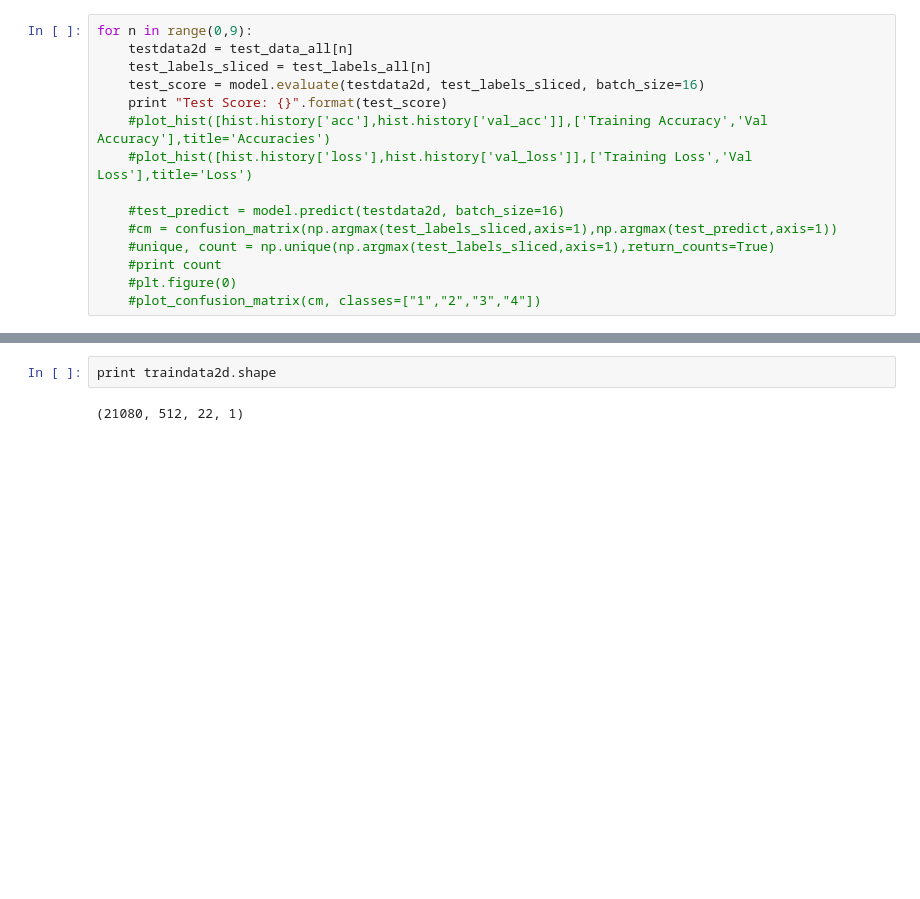
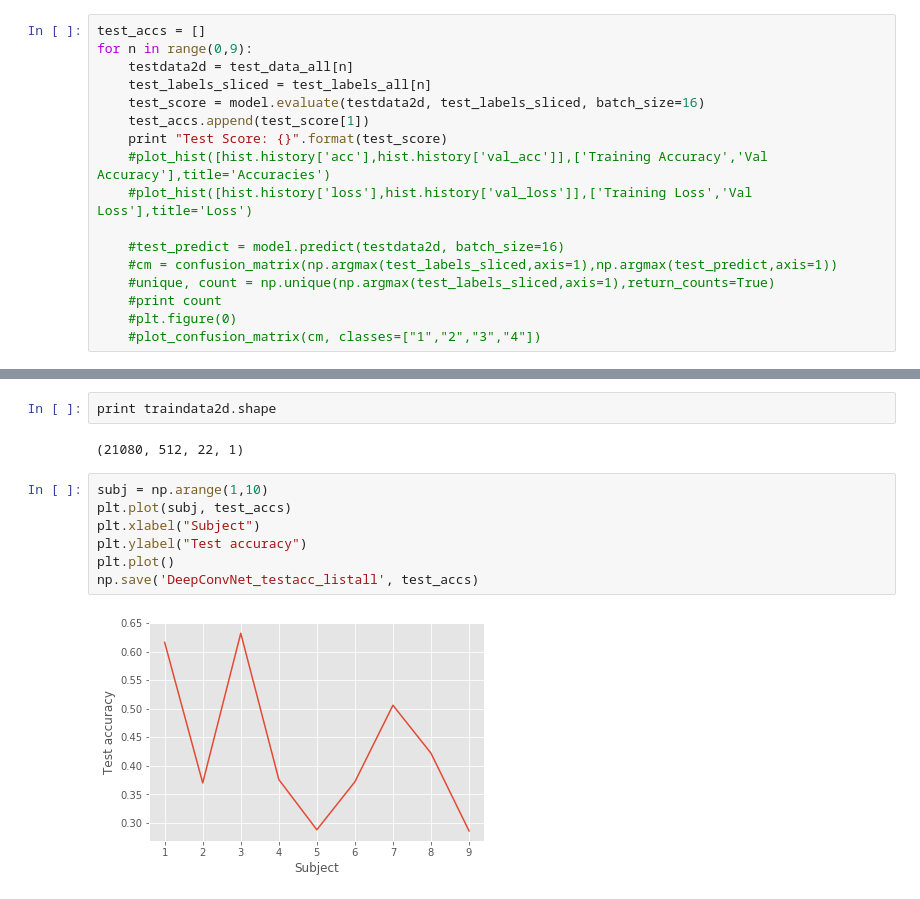
Before and after one commit to kunalpatel1793/Neural-Nets-Final-Project, a Jupyter notebook: DeepConvNetAll.ipynb, the cells around one changed output, grey strips where cells are left out. Cells and saved outputs as stored; diff of their text form; blank space fills up the shorter version.

Commit message:
extra plot for all subjects separately

```diff
--- a/DeepConvNetAll.ipynb
+++ b/DeepConvNetAll.ipynb
@@ -317,10 +317,12 @@ print(len(test_labels_all))
 9
 9
 # %%
+test_accs = []
 for n in range(0,9):
     testdata2d = test_data_all[n]
     test_labels_sliced = test_labels_all[n]
     test_score = model.evaluate(testdata2d, test_labels_sliced, batch_size=16)
+    test_accs.append(test_score[1])
     print "Test Score: {}".format(test_score)
     #plot_hist([hist.history['acc'],hist.history['val_acc']],['Training Accuracy','Val Accuracy'],title='Accuracies')
     #plot_hist([hist.history['loss'],hist.history['val_loss']],['Training Loss','Val Loss'],title='Loss')
@@ -354,3 +356,12 @@ Test Score: [2.1849600257873534, 0.28599999999999998]
 print traindata2d.shape
 # %% [output]
 (21080, 512, 22, 1)
+# %%
+subj = np.arange(1,10)
+plt.plot(subj, test_accs)
+plt.xlabel("Subject")
+plt.ylabel("Test accuracy")
+plt.plot()
+np.save('DeepConvNet_testacc_listall', test_accs)
+# %% [output]
+[figure, added]
```
Also changed, not shown: parts of 1 cell of this notebook, 1 other file.
